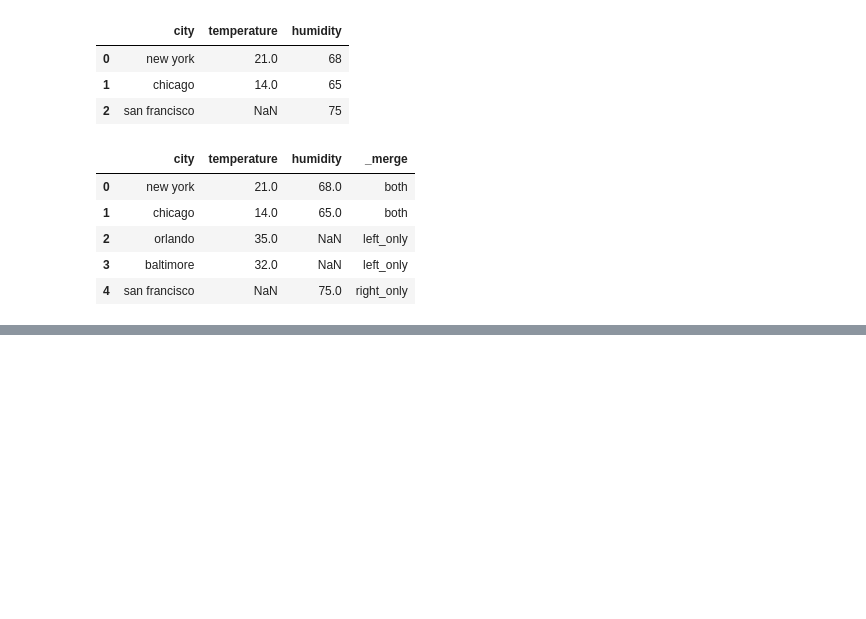
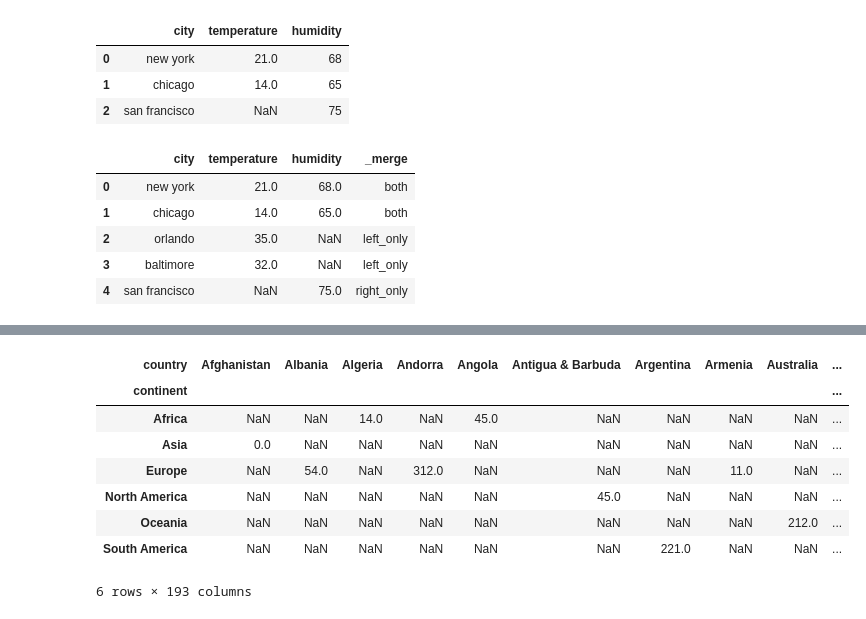
Before and after one commit to shmehta21/Pandas_demo, a Jupyter notebook: pandas.ipynb, the cells around one changed output, grey strips where cells are left out. Cells and saved outputs as stored; diff of their text form; code cells hidden in the pictures; blank space fills up the shorter version.

```diff
--- a/pandas.ipynb
+++ b/pandas.ipynb
@@ -1587,0 +1916,13 @@ df7#takes common + all uncommon ones from both left and right df's and marks its
+# %%
+pivot_data = drinks.pivot(values='wine_servings', index='continent',  columns='country') # Pivot data based on specified index, columns and values
+pivot_data
+# %% [output]
+| country | Afghanistan | Albania | Algeria | Andorra | Angola | Antigua & Barbuda | Argentina | Armenia | Australia | ... |
+| continent |  |  |  |  |  |  |  |  |  | ... |
+| Africa | NaN | NaN | 14.0 | NaN | 45.0 | NaN | NaN | NaN | NaN | ... |
+| Asia | 0.0 | NaN | NaN | NaN | NaN | NaN | NaN | NaN | NaN | ... |
+| Europe | NaN | 54.0 | NaN | 312.0 | NaN | NaN | NaN | 11.0 | NaN | ... |
+| North America | NaN | NaN | NaN | NaN | NaN | 45.0 | NaN | NaN | NaN | ... |
+| Oceania | NaN | NaN | NaN | NaN | NaN | NaN | NaN | NaN | 212.0 | ... |
+| South America | NaN | NaN | NaN | NaN | NaN | NaN | 221.0 | NaN | NaN | ... |
+6 rows × 193 columns
```
Also changed, not shown: parts of 42 cells of this notebook, 1 other file.
